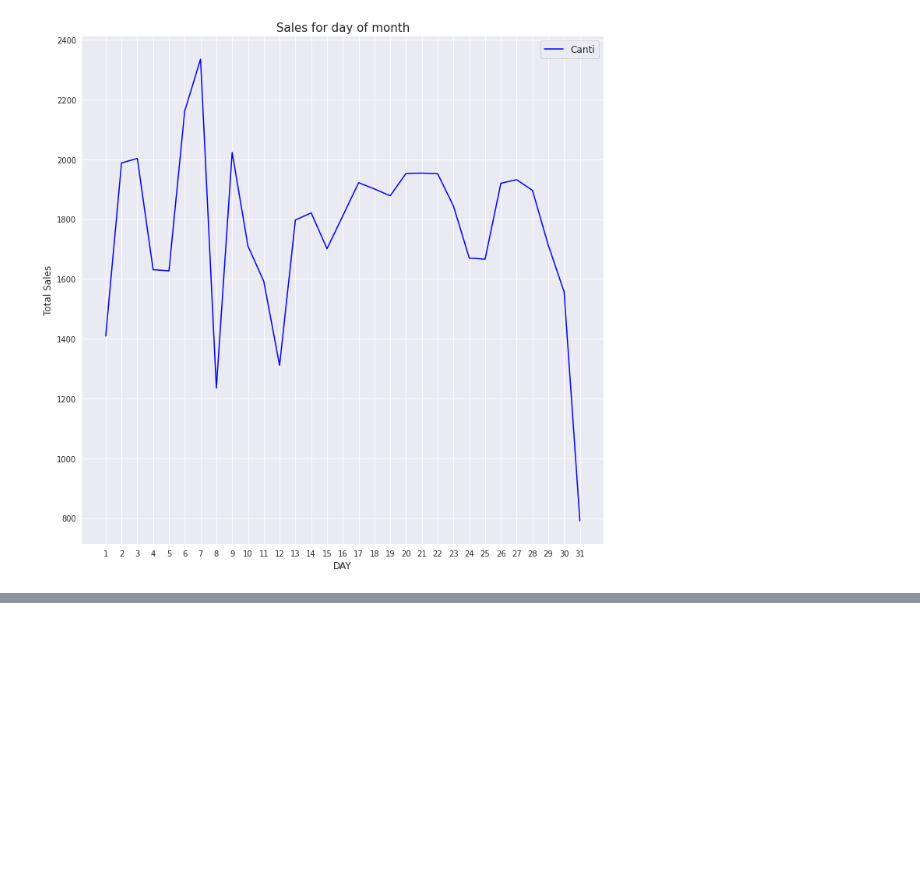
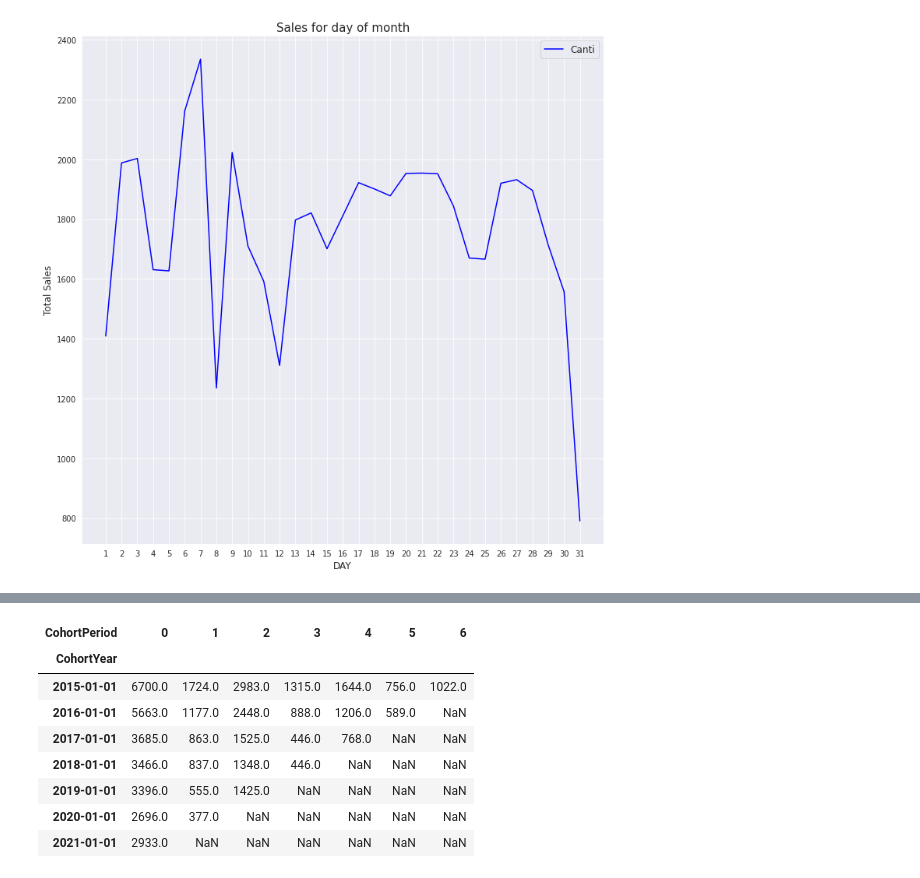
Before and after one commit to pacomm5/PLANTILLAS2, a Jupyter notebook: RECAMBIOS_NUEVO_LISTADO.ipynb, the cells around one changed output, grey strips where cells are left out. Drawn from its saved outputs; the diff is of its cells as text; code cells hidden in the pictures; blank space fills up the shorter version.

```diff
--- a/RECAMBIOS_NUEVO_LISTADO.ipynb
+++ b/RECAMBIOS_NUEVO_LISTADO.ipynb
@@ -2014,0 +2017,2 @@ plt.show()
+# %%
+df_filtros_cohort = df_filtros.copy()
@@ -2014,0 +2024,8 @@ plt.show()
+# %%
+# creating the first variable 'Invoice Month'
+# extracting only year-month from Invoice Date and day will be 1 automatically
+
+df_filtros_cohort['InvoiceYear'] = df_filtros_cohort['Fech_Salida'].dt.strftime('%Y') # lo convierte en formato strftime. Estamos poniendo todas las fecha a día 1
+# luego en formato fecha.
+# converting the variable to datetime format
+df_filtros_cohort['InvoiceYear'] = pd.to_datetime(df_filtros_cohort['InvoiceYear'])
@@ -2014,0 +2089,15 @@ plt.show()
+# %%
+customer_filtros_cohort = df_filtros_cohort.pivot_table(index='CohortYear', columns='CohortPeriod', values='Bastidor', aggfunc='nunique')
+customer_filtros_cohort
+# aqui lo que hacemos es una pivot table. donde el index son las fechas de Cohort month
+# las columnas son el cohort period, los valores son el count de customer id, y con aggfunc le pedimos que sean únicos.
+# %% [output]
+| CohortPeriod | 0 | 1 | 2 | 3 | 4 | 5 | 6 |
+| CohortYear |  |  |  |  |  |  |  |
+| 2015-01-01 | 6700.0 | 1724.0 | 2983.0 | 1315.0 | 1644.0 | 756.0 | 1022.0 |
+| 2016-01-01 | 5663.0 | 1177.0 | 2448.0 | 888.0 | 1206.0 | 589.0 | NaN |
+| 2017-01-01 | 3685.0 | 863.0 | 1525.0 | 446.0 | 768.0 | NaN | NaN |
+| 2018-01-01 | 3466.0 | 837.0 | 1348.0 | 446.0 | NaN | NaN | NaN |
+| 2019-01-01 | 3396.0 | 555.0 | 1425.0 | NaN | NaN | NaN | NaN |
+| 2020-01-01 | 2696.0 | 377.0 | NaN | NaN | NaN | NaN | NaN |
+| 2021-01-01 | 2933.0 | NaN | NaN | NaN | NaN | NaN | NaN |
```
Also changed, not shown: parts of 9 cells of this notebook.
